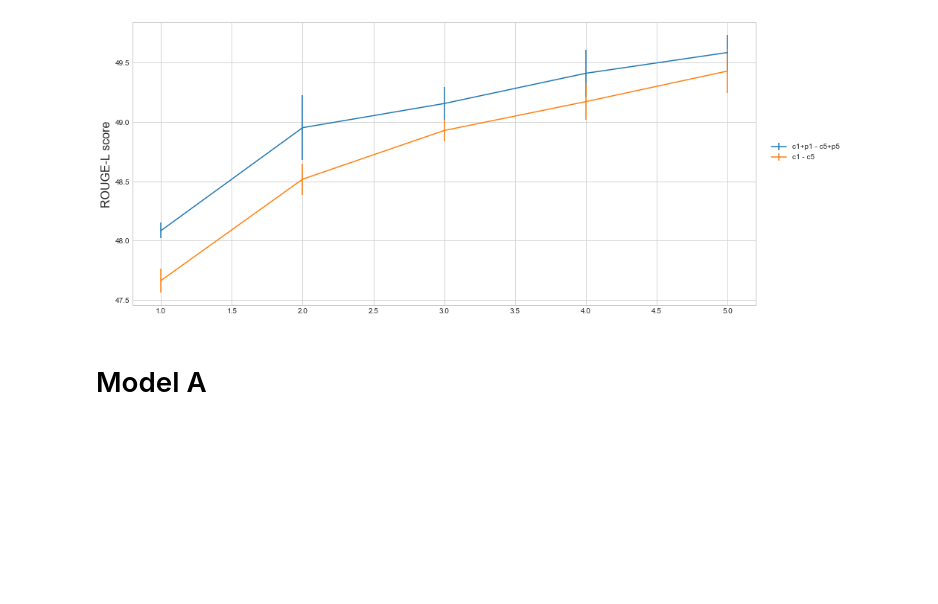
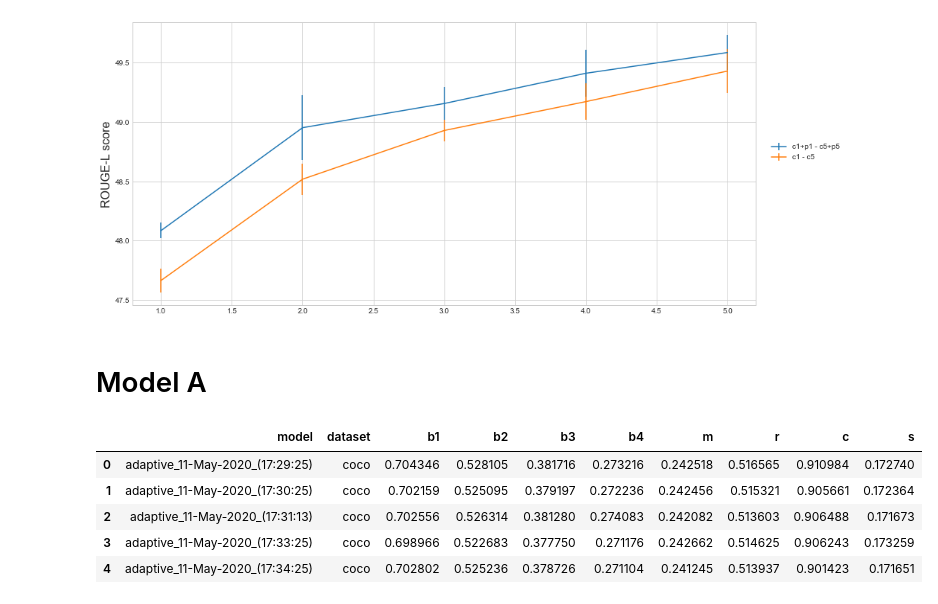
Before and after one commit to ingritu/TDT4900-Master-Thesis, a Jupyter notebook: notebooks/Results.ipynb, the cells around one changed output. Drawn from its saved outputs; the diff is of its cells as text; code cells hidden in the pictures; blank space fills up the shorter version.

```diff
--- a/notebooks/Results.ipynb
+++ b/notebooks/Results.ipynb
@@ -240,3 +240,13 @@ plt.show()
 [figure]
 # %% [markdown]
 # Model A
+# %%
+a_df = pd.read_csv(adaptive_result_path)
+a_df
+# %% [output]
+|  | model | dataset | b1 | b2 | b3 | b4 | m | r | c | s |
+| 0 | adaptive_11-May-2020_(17:29:25) | coco | 0.704346 | 0.528105 | 0.381716 | 0.273216 | 0.242518 | 0.516565 | 0.910984 | 0.172740 |
+| 1 | adaptive_11-May-2020_(17:30:25) | coco | 0.702159 | 0.525095 | 0.379197 | 0.272236 | 0.242456 | 0.515321 | 0.905661 | 0.172364 |
+| 2 | adaptive_11-May-2020_(17:31:13) | coco | 0.702556 | 0.526314 | 0.381280 | 0.274083 | 0.242082 | 0.513603 | 0.906488 | 0.171673 |
+| 3 | adaptive_11-May-2020_(17:33:25) | coco | 0.698966 | 0.522683 | 0.377750 | 0.271176 | 0.242662 | 0.514625 | 0.906243 | 0.173259 |
+| 4 | adaptive_11-May-2020_(17:34:25) | coco | 0.702802 | 0.525236 | 0.378726 | 0.271104 | 0.241245 | 0.513937 | 0.901423 | 0.171651 |
```
Also changed, not shown: parts of 2 cells of this notebook, 1 other file.
